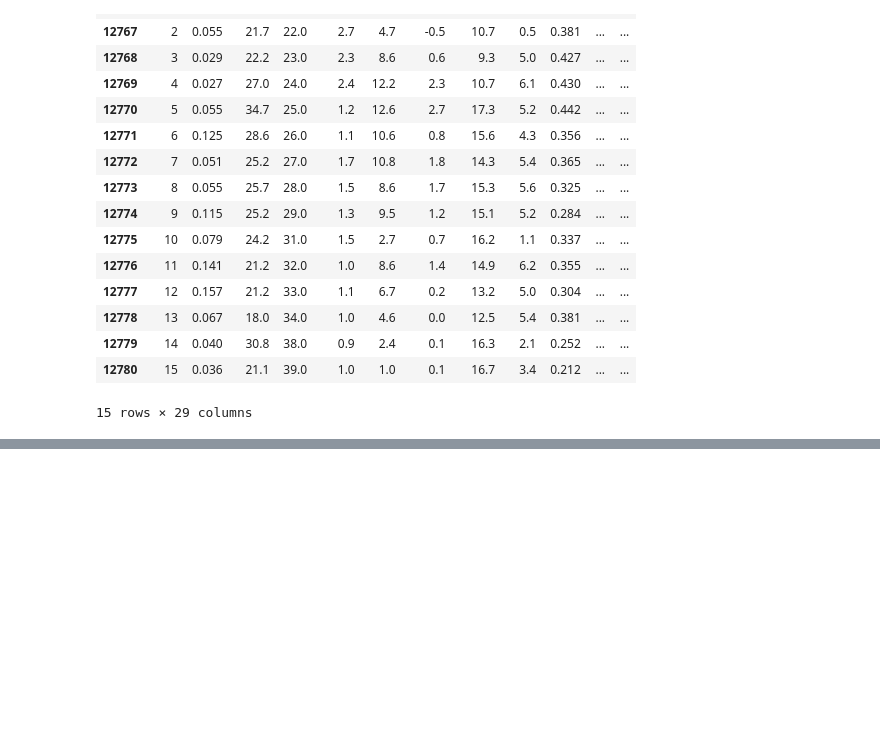
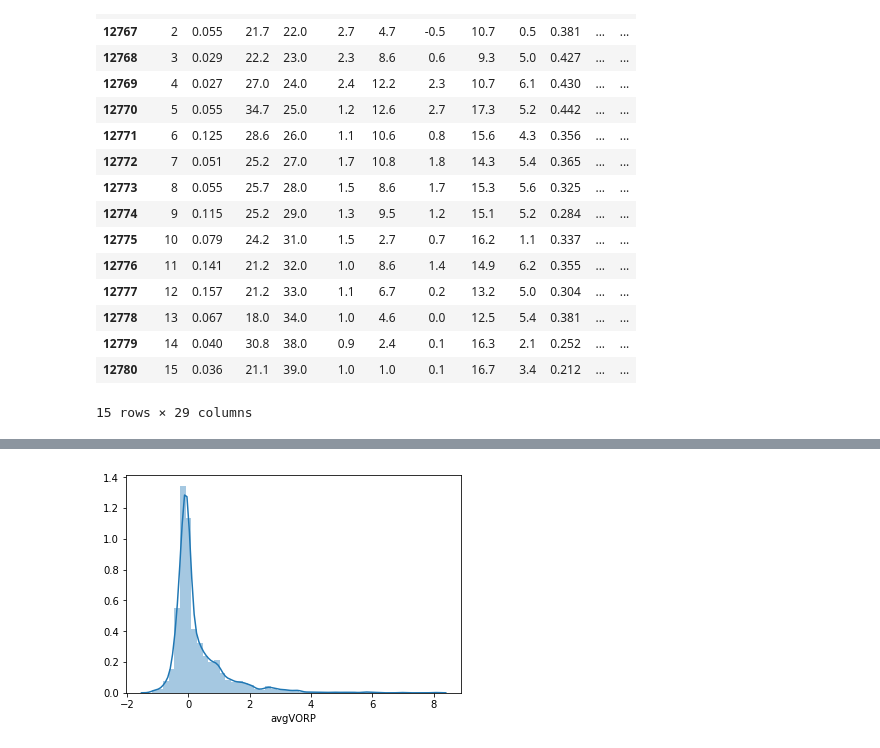
Before and after one commit to mkduchak/luther-project, a Jupyter notebook: 2_data_exploration.ipynb, the cells around one changed output, grey strips where cells are left out. Drawn from its saved outputs; the diff is of its cells as text; code cells hidden in the pictures; blank space fills up the shorter version.

```diff
--- a/2_data_exploration.ipynb
+++ b/2_data_exploration.ipynb
@@ -42,0 +51,4 @@ advstatsdf.plot.scatter(x='year',y='VORP',)
+# %%
+playeravgvorp = advstatsdf.groupby(['player'],as_index=False)[['VORP']].mean()
+playeravgvorp = playeravgvorp.rename(columns = {'VORP':'avgVORP'})
+playeravgvorp.sort_values('avgVORP',ascending=False).head(10)
@@ -42,0 +67,4 @@ advstatsdf.plot.scatter(x='year',y='VORP',)
+# %%
+sns.distplot(playeravgvorp.avgVORP, hist=True, kde=True);
+# %% [output]
+[figure, added]
```
Also changed, not shown: parts of 20 cells of this notebook, 1 other file.
